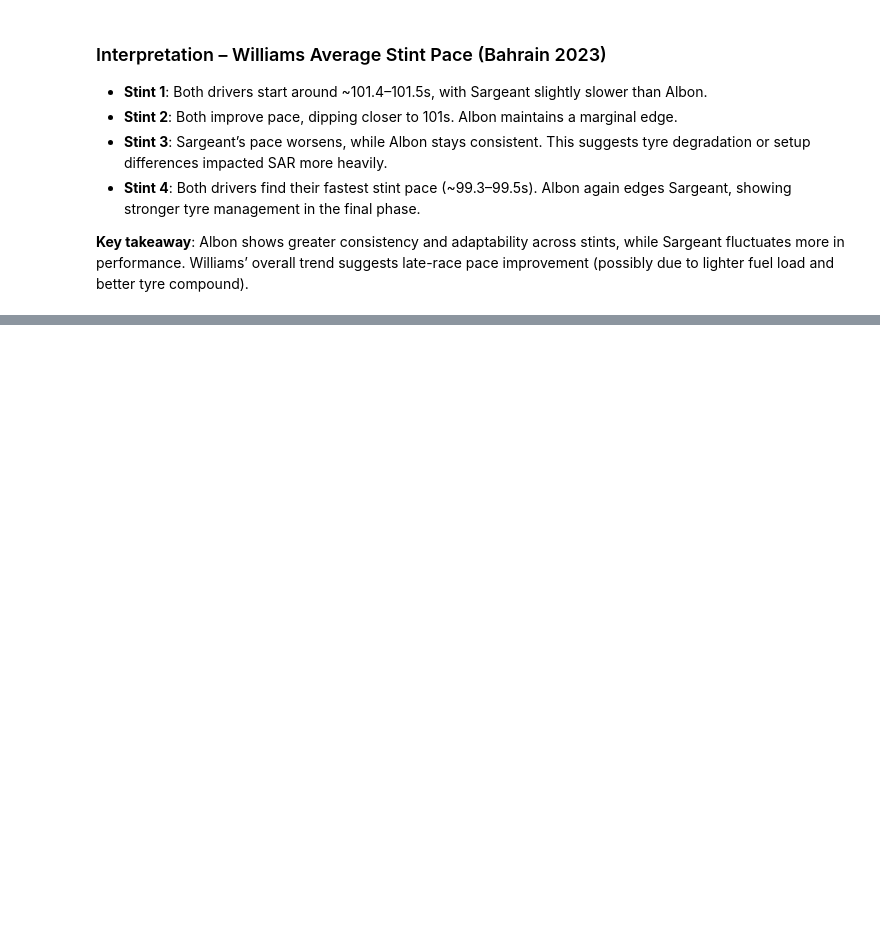
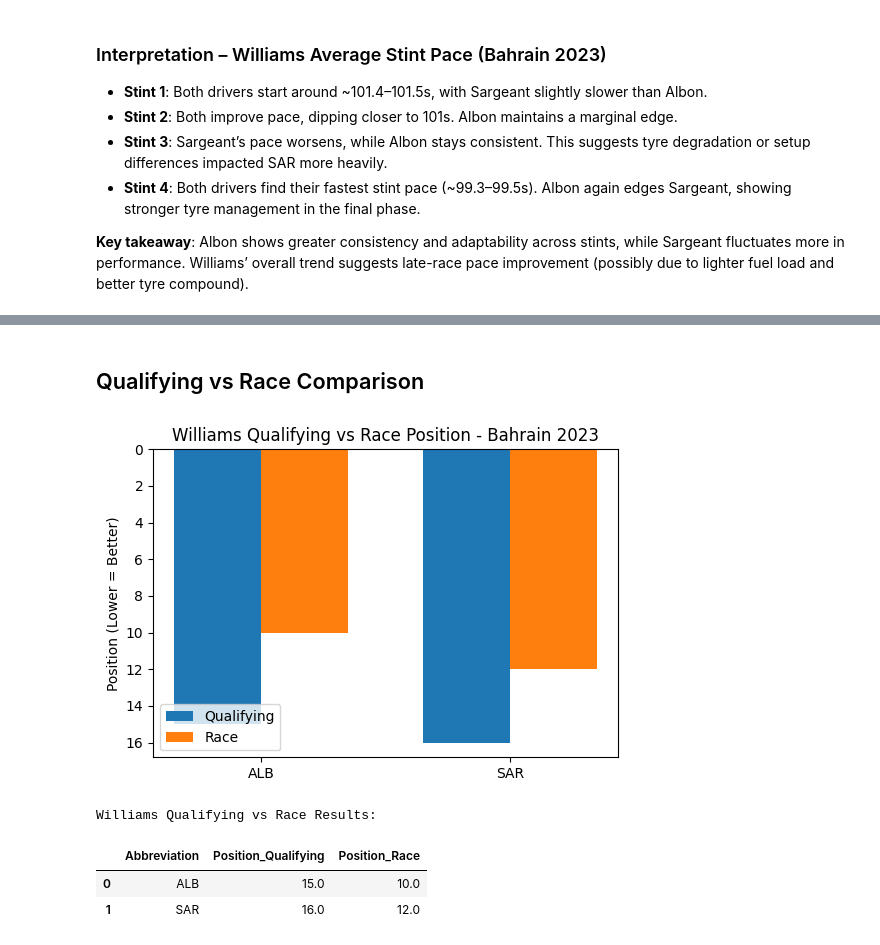
Before and after one commit to RishiRoopen/F1_Race_Predictor, a Jupyter notebook: notebook/03_exploratory_analysis.ipynb, the cells around one changed output, grey strips where cells are left out. Cells and saved outputs as stored; diff of their text form; code cells hidden in the pictures; blank space fills up the shorter version.

```diff
--- a/notebook/03_exploratory_analysis.ipynb
+++ b/notebook/03_exploratory_analysis.ipynb
@@ -280,0 +305,35 @@ plt.show()
+# %% [markdown]
+## Qualifying vs Race Comparison
+# %%
+# Williams Qualifying vs Race Position - Bahrain 2023
+import numpy as np
+# Merge Williams quali + race results
+williams_qr = pd.merge(
+    williams_q[['Abbreviation', 'Position']],
+    williams_r[['Abbreviation', 'Position']],
+    on='Abbreviation',
+    suffixes=('_Qualifying', '_Race')
+)
+
+plt.figure(figsize=(6,4))
+x = np.arange(len(williams_qr))
+width = 0.35
+
+plt.bar(x - width/2, williams_qr['Position_Qualifying'], width, label='Qualifying')
+plt.bar(x + width/2, williams_qr['Position_Race'], width, label='Race')
+
+plt.xticks(x, williams_qr['Abbreviation'])
+plt.ylabel("Position (Lower = Better)")
+plt.title("Williams Qualifying vs Race Position - Bahrain 2023")
+plt.legend()
+plt.gca().invert_yaxis()  # lower position = better
+plt.show()
+
+print("Williams Qualifying vs Race Results:")
+display(williams_qr)
+# %% [output]
+[figure, added]
+Williams Qualifying vs Race Results:
+|  | Abbreviation | Position_Qualifying | Position_Race |
+| 0 | ALB | 15.0 | 10.0 |
+| 1 | SAR | 16.0 | 12.0 |
```
Also changed, not shown: parts of 5 cells of this notebook.
